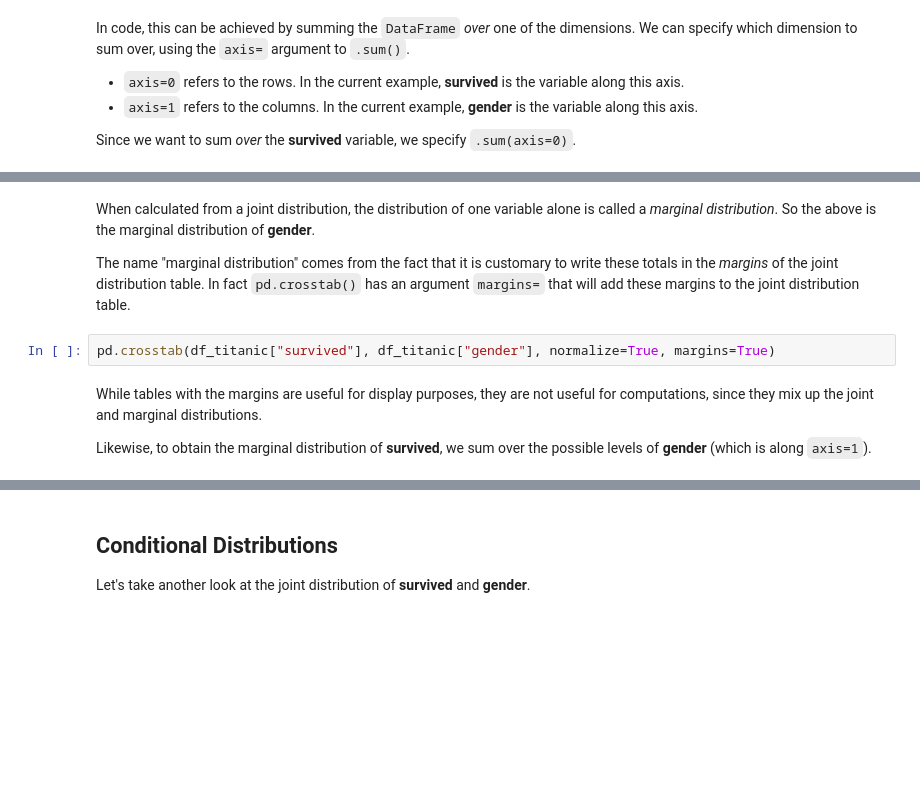
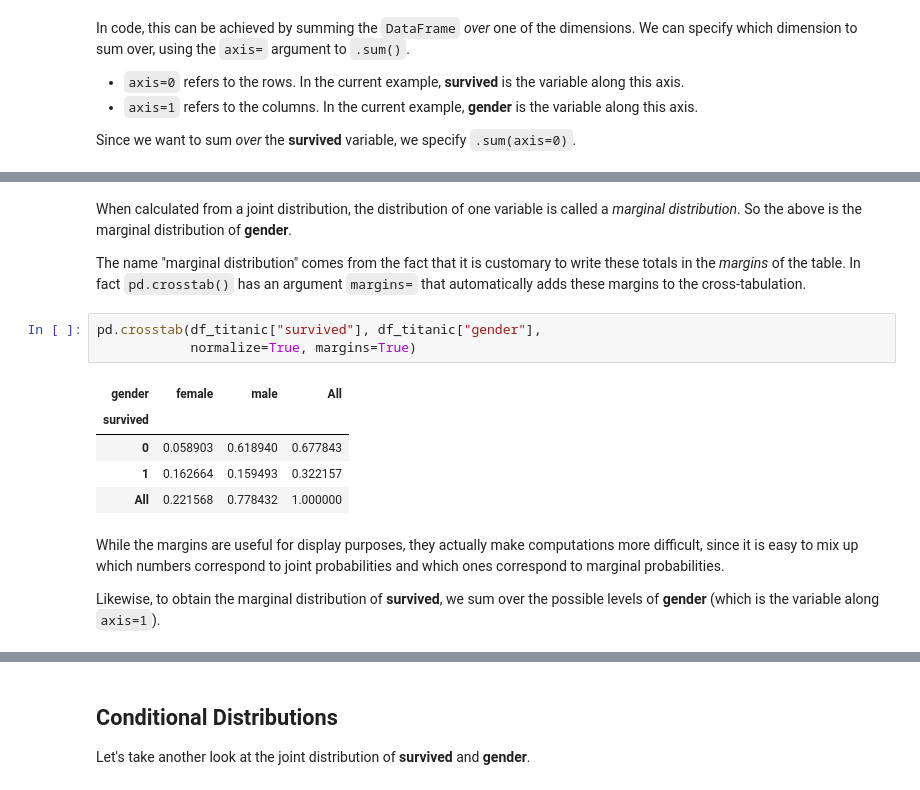
Before and after one commit to dlsun/pods, a Jupyter notebook: 02-Categorical-Data/2.2 Two Categorical Variables and Cross-Tabulations.ipynb, the cells around one changed output, grey strips where cells are left out. Saved outputs shown, nothing was run; the diff lists cells and outputs as text; blank space fills up the shorter version.

```diff
--- a/02-Categorical-Data/2.2 Two Categorical Variables and Cross-Tabulations.ipynb
+++ b/02-Categorical-Data/2.2 Two Categorical Variables and Cross-Tabulations.ipynb
@@ -55,13 +81,20 @@ gender
 # %% [markdown]
-When calculated from a joint distribution, the distribution of one variable alone is called a _marginal distribution_. So the above is the marginal distribution of **gender**.
+When calculated from a joint distribution, the distribution of one variable is called a _marginal distribution_. So the above is the marginal distribution of **gender**.
 
-The name "marginal distribution" comes from the fact that it is customary to write these totals in the _margins_ of the joint distribution table. In fact `pd.crosstab()` has an argument `margins=` that will add these margins to the joint distribution table.
+The name "marginal distribution" comes from the fact that it is customary to write these totals in the _margins_ of the table. In fact `pd.crosstab()` has an argument `margins=` that automatically adds these margins to the cross-tabulation.
 # %%
-pd.crosstab(df_titanic["survived"], df_titanic["gender"], normalize=True, margins=True)
+pd.crosstab(df_titanic["survived"], df_titanic["gender"],
+            normalize=True, margins=True)
+# %% [output]
+| gender | female | male | All |
+| survived |  |  |  |
+| 0 | 0.058903 | 0.618940 | 0.677843 |
+| 1 | 0.162664 | 0.159493 | 0.322157 |
+| All | 0.221568 | 0.778432 | 1.000000 |
 # %% [markdown]
-While tables with the margins are useful for display purposes, they are not useful for computations, since they mix up the joint and marginal distributions.
+While the margins are useful for display purposes, they actually make computations more difficult, since it is easy to mix up which numbers correspond to joint probabilities and which ones correspond to marginal probabilities.
 
-Likewise, to obtain the marginal distribution of **survived**, we sum over the possible levels of **gender** (which is along `axis=1`).
+Likewise, to obtain the marginal distribution of **survived**, we sum over the possible levels of **gender** (which is the variable along `axis=1`).
 # %%
 survived = joint_survived_gender.sum(axis=1)
 survived
```
Also changed, not shown: parts of 23 cells of this notebook.
